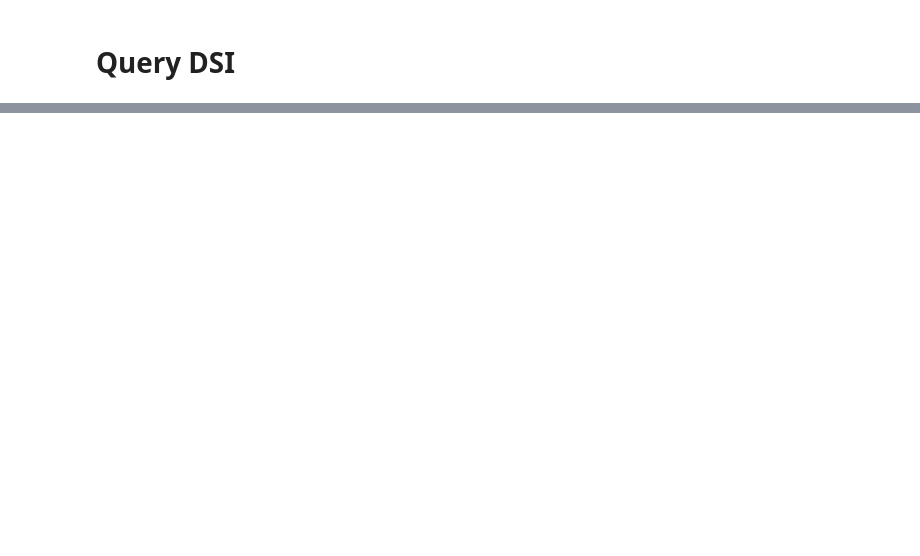
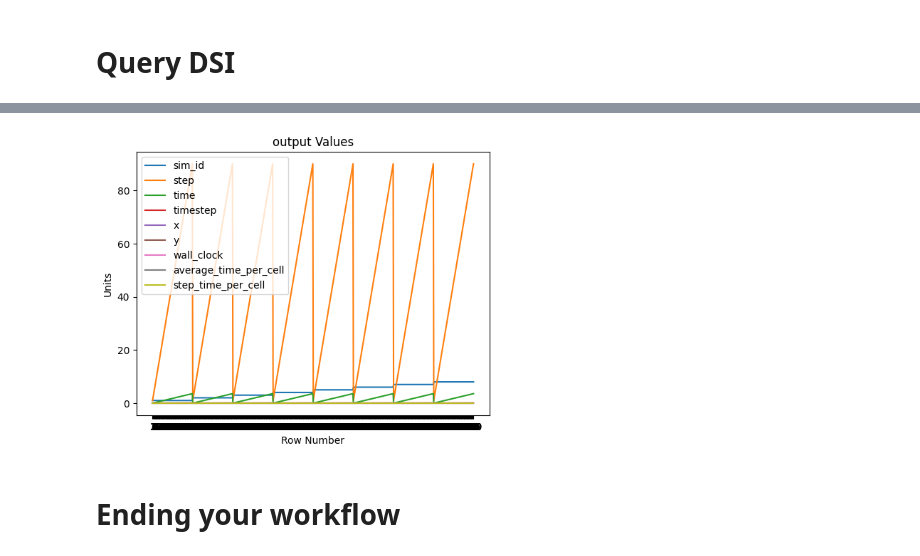
Before and after one commit to lanl/dsi, a Jupyter notebook: examples/dsi_tutorial.ipynb, the cells around one changed output, grey strips where cells are left out. Cells and saved outputs as stored; diff of their text form; code cells hidden in the pictures; blank space fills up the shorter version.

```diff
--- a/examples/dsi_tutorial.ipynb
+++ b/examples/dsi_tutorial.ipynb
@@ -244,0 +282,6 @@ sim_id | ymin | y_cells | test_problem | xmin | max_timestep | timestep_rise | s
+# %%
+Image(filename="output_table_plot.png", width=400)
+# %% [output]
+[figure, added]
+# %% [markdown]
+# Ending your workflow
```
Also changed, not shown: parts of 16 cells of this notebook, 1 other file.
